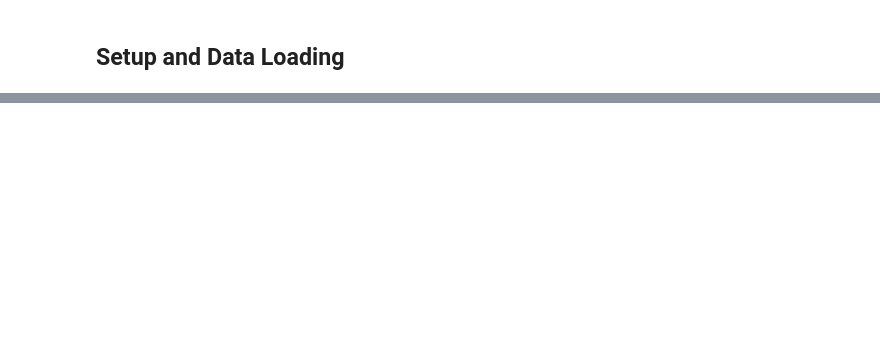
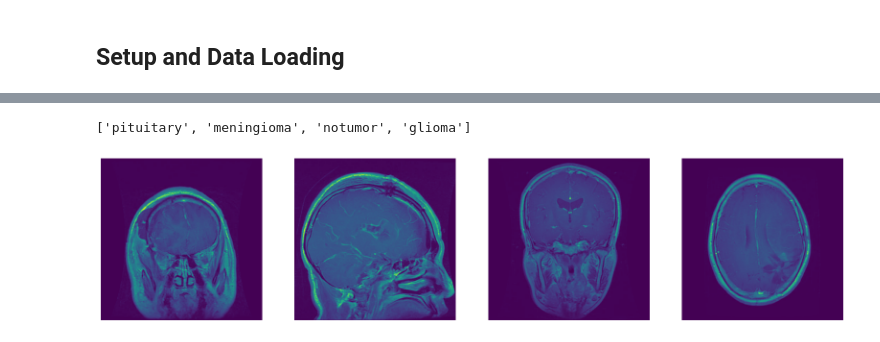
Before and after one commit to Tobai24/Brain_tumor_classifier, a Jupyter notebook: notebook/notebook.ipynb, the cells around one changed output, grey strips where cells are left out. Drawn from its saved outputs; the diff is of its cells as text; code cells hidden in the pictures; blank space fills up the shorter version.

Commit message:
starting the dataset exploration

```diff
--- a/notebook/notebook.ipynb
+++ b/notebook/notebook.ipynb
@@ -27,0 +50,32 @@ print(f"Using {device} device.")
+# %%
+train_dir = os.path.join("..","data", "Training")
+# %%
+# check the diffenent classes of the dataset
+classes = os.listdir(train_dir)
+classes
+# %% [output]
+['pituitary', 'meningioma', 'notumor', 'glioma']
+# %%
+def sample_images(data_path, classname):
+    class_dir = os.path.join(data_path, classname)
+    if not os.path.exists(class_dir):
+        return "Invalid directory"
+    image_list = os.listdir(class_dir)
+    if len(image_list) < 4:
+        return "Not enough images in folder"
+
+    # Pick four random images
+    images_sample = random.sample(image_list, 4)
+
+    # Plot them
+    plt.figure(figsize=(20, 20))
+    for i in range(4):
+        img_loc = os.path.join(class_dir, images_sample[i])
+        img = PIL.Image.open(img_loc)
+        plt.subplot(1, 4, i + 1)
+        plt.imshow(img)
+        plt.axis("off")
+# %%
+sample_images(train_dir, "glioma")
+# %% [output]
+[figure, added]
```
Also changed, not shown: parts of 38 cells of this notebook, 5 other files.
